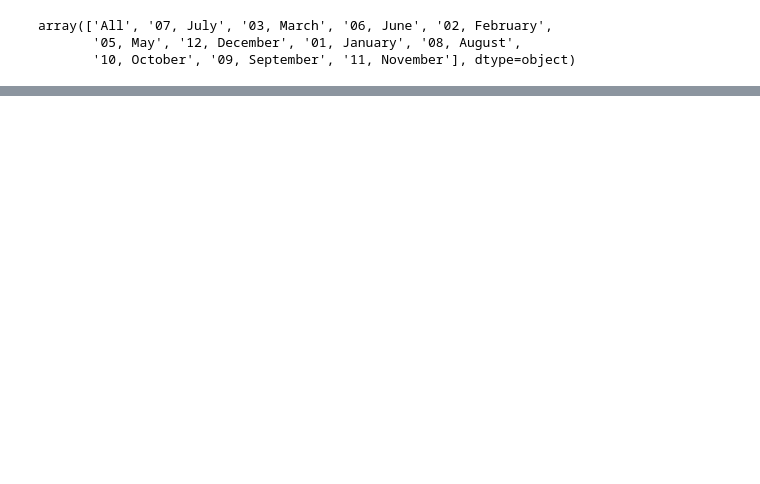
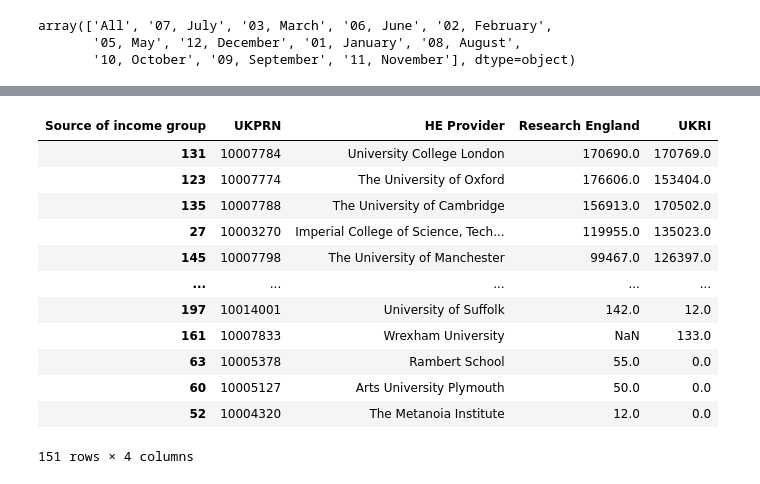
Before and after one commit to marthaisabelhilton/Allocations-2025, a Jupyter notebook: HESA table 5.ipynb, the cells around one changed output, grey strips where cells are left out. Saved outputs shown, nothing was run; the diff lists cells and outputs as text; code cells hidden in the pictures; blank space fills up the shorter version.

```diff
--- a/HESA table 5.ipynb
+++ b/HESA table 5.ipynb
@@ -680,0 +741,16 @@ data_re = table7c_all[(table7c_all['Academic year'] == '2023/24') & table7c_all[
+# %%
+data_bar
+# %% [output]
+| Source of income group | UKPRN | HE Provider | Research England | UKRI |
+| 131 | 10007784 | University College London | 170690.0 | 170769.0 |
+| 123 | 10007774 | The University of Oxford | 176606.0 | 153404.0 |
+| 135 | 10007788 | The University of Cambridge | 156913.0 | 170502.0 |
+| 27 | 10003270 | Imperial College of Science, Tech... | 119955.0 | 135023.0 |
+| 145 | 10007798 | The University of Manchester | 99467.0 | 126397.0 |
+| ... | ... | ... | ... | ... |
+| 197 | 10014001 | University of Suffolk | 142.0 | 12.0 |
+| 161 | 10007833 | Wrexham University | NaN | 133.0 |
+| 63 | 10005378 | Rambert School | 55.0 | 0.0 |
+| 60 | 10005127 | Arts University Plymouth | 50.0 | 0.0 |
+| 52 | 10004320 | The Metanoia Institute | 12.0 | 0.0 |
+151 rows × 4 columns
```
Also changed, not shown: parts of 24 cells of this notebook, 1 other file.
